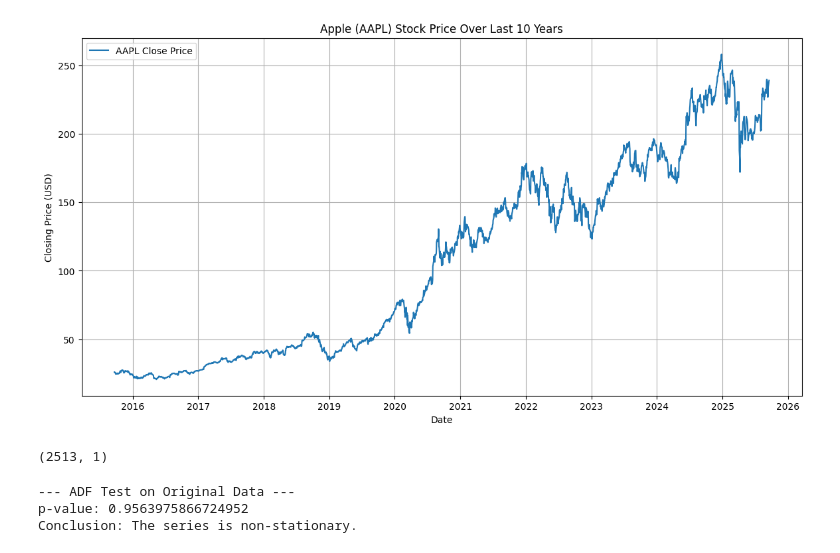
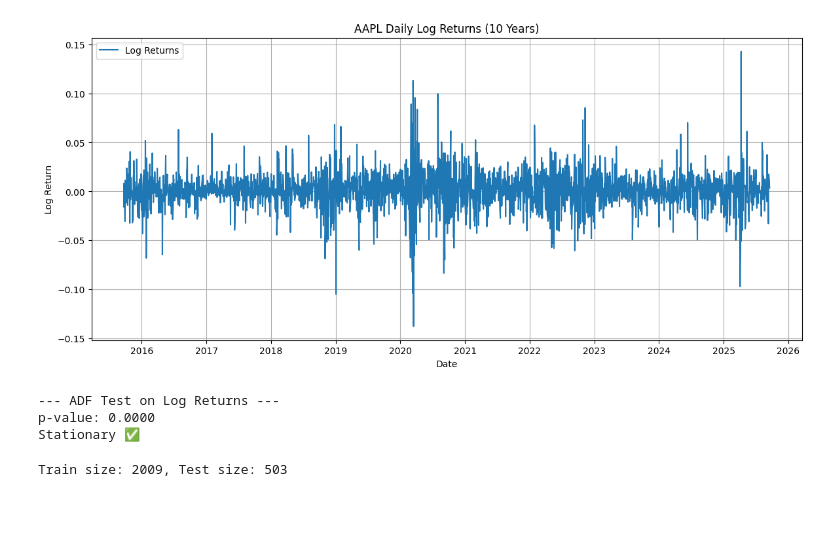
Before and after one commit to yugshah7777/SPY-D-SIH-Project-, a Jupyter notebook: models/arima_sarima.ipynb, the cells around one changed output. Cells and saved outputs as stored; diff of their text form; code cells hidden in the pictures; blank space fills up the shorter version.

```diff
--- a/models/arima_sarima.ipynb
+++ b/models/arima_sarima.ipynb
@@ -38,16 +27,13 @@ Date
 # %%
-close_price_np = close_price.values
-plt.figure(figsize=(14, 7))
-plt.plot(close_price.index, close_price['Close'], label='AAPL Close Price')
-plt.title('Apple (AAPL) Stock Price Over Last 10 Years')
+log_return = np.log(close_price['Close']).diff().dropna()
+
+plt.figure(figsize=(14, 6))
+plt.plot(log_return.index, log_return, label='Log Returns')
+plt.title('AAPL Daily Log Returns (10 Years)')
 plt.xlabel('Date')
-plt.ylabel('Closing Price (USD)')
+plt.ylabel('Log Return')
 plt.legend()
 plt.grid(True)
 plt.show()
 # %% [output]
-[figure, old version]
+[figure, new version]
-# %%
-print(np.shape(close_price_np))
-# %% [output]
-(2513, 1)
@@ -58,14 +40,16 @@ from statsmodels.tsa.arima.model import ARIMA
-# %%
-result = adfuller(close_price['Close'].dropna())
-p_value = result[1]
-
-print('--- ADF Test on Original Data ---')
-print(f'p-value: {p_value}')
-if p_value <= 0.05:
-    print("Conclusion: The series is stationary.")
-else:
-    print("Conclusion: The series is non-stationary.")
-# %% [output]
---- ADF Test on Original Data ---
-p-value: 0.9563975866724952
-Conclusion: The series is non-stationary.
+# %%
+result = adfuller(log_return)
+print("\n--- ADF Test on Log Returns ---")
+print(f"p-value: {result[1]:.4f}")
+print("Stationary ✅" if result[1] <= 0.05 else "Non-stationary ❌")
+# %% [output]
+--- ADF Test on Log Returns ---
+p-value: 0.0000
+Stationary ✅
+# %%
+train_size = int(len(log_return) * 0.8)
+train, test = log_return[:train_size], log_return[train_size:]
+
+print(f"Train size: {len(train)}, Test size: {len(test)}")
+# %% [output]
+Train size: 2009, Test size: 503
```
Also changed, not shown: parts of 14 cells of this notebook.
